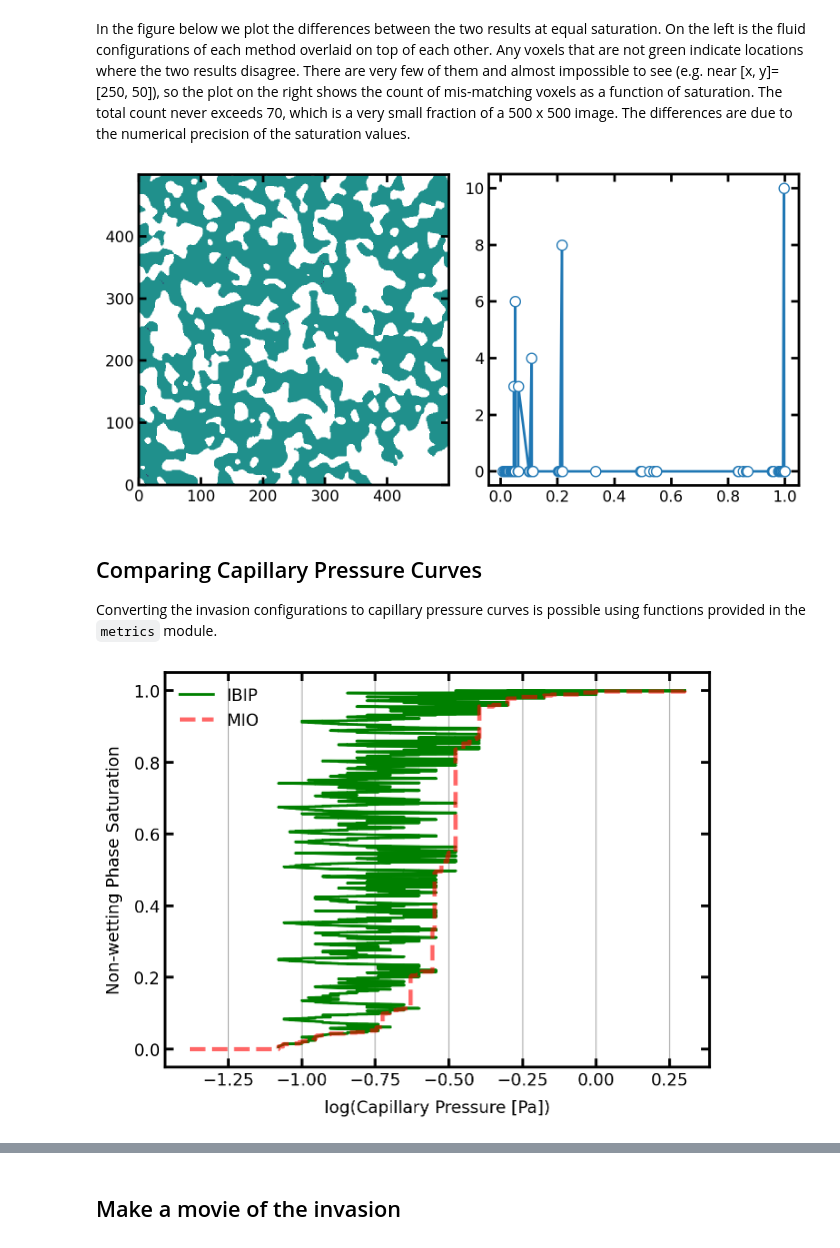
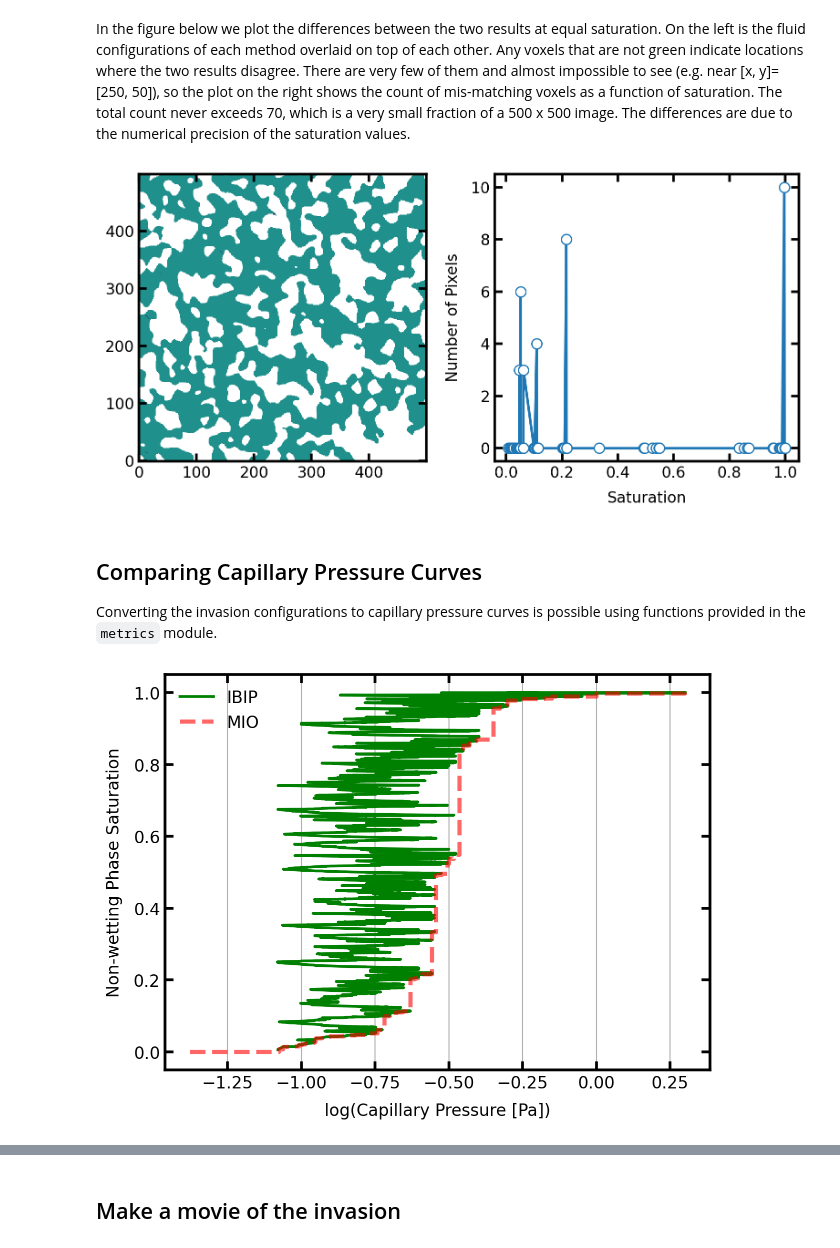
Before and after one commit to habi/porespy, a Jupyter notebook: examples/simulations/tutorials/using_ibip.ipynb, the cells around one changed output, grey strips where cells are left out. Drawn from its saved outputs; the diff is of its cells as text; code cells hidden in the pictures.

```diff
--- a/examples/simulations/tutorials/using_ibip.ipynb
+++ b/examples/simulations/tutorials/using_ibip.ipynb
@@ -28,4 +27,5 @@ dt = edt(im)
 # %% [markdown]
 ## Apply IBIP to image
 # %%
-ibip = ps.simulations.ibip(im=im, inlets=bd, maxiter=15000)
+ibip = ps.simulations.qbip(im=im, inlets=bd, maxiter=25000, return_sizes=True)
+inv_satn = ps.filters.seq_to_satn(seq=ibip.im_seq)
@@ -47,13 +37,17 @@ inv_satn_trapping = ps.filters.seq_to_satn(seq=inv_seq_trapping)
 Compute the MIO result, convert to sequation and saturation using the functions in ``porespy.tools``, and also find trapped regions.
 # %%
 pc = ps.filters.capillary_transform(im=im)
+outlets = ps.generators.faces(shape=im.shape, outlet=0)
 sizes = np.unique(pc[pc != 0])
-mio = ps.simulations.drainage(im=im, pc=pc, inlets=bd, bins=sizes, return_sizes=True)
+mio = ps.simulations.drainage(
+    im=im,
+    inlets=bd,
+    bins=sizes,
+    return_sizes=True,
+)
 mio_seq = ps.filters.satn_to_seq(mio.im_satn)
 mio_seq[im*(mio_seq == 0)] = -1  # Adjust to set uninvaded to -1
 mio_satn = ps.filters.seq_to_satn(mio_seq)
-mio_seq_trapping = ps.filters.find_trapped_regions(seq=mio_seq, bins=None,
-                                                   return_mask=False)
 # %% [markdown]
 Comparing the invasion configurations between the MIO and IBIP algorithms below suggests that the methods produce similar results when trapping is turned off.  In fact, it can be shown that the MIO result is a subset of the IBIP result.
 # %% [markdown]
@@ -89,9 +83,11 @@ In the figure below we plot the differences between the two results at equal sat
 # %%
 fig, ax = plt.subplots(1, 2, figsize=[8, 4])
 ax[0].imshow(diff/im, origin='lower', vmin=-1, vmax=1)
-ax[1].plot(satns, err, 'o-');
+ax[1].plot(satns, err, 'o-')
+ax[1].set_xlabel('Saturation')
+ax[1].set_ylabel('Number of Pixels');
 # %% [output]
-[figure, old version]
+[figure, new version]
 # %% [markdown]
 ## Comparing Capillary Pressure Curves
 
@@ -115,11 +108,11 @@ pc_curve_mio = ps.metrics.pc_curve(
 # %%
 fig, ax = plt.subplots()
 ax.plot(np.log10(pc_curve_ibip.pc), pc_curve_ibip.snwp, 'g-', linewidth=2, label='IBIP')
-ax.step(np.array(np.log10(mio.pc)), mio.snwp, 'r--', where='post', markersize=20, linewidth=3, alpha=0.6, label='MIO')
+ax.step(np.array(np.log10(pc_curve_mio.pc)), pc_curve_mio.snwp, 'r--', where='post', markersize=20, linewidth=3, alpha=0.6, label='MIO')
 plt.xlabel('log(Capillary Pressure [Pa])')
 plt.ylabel('Non-wetting Phase Saturation')
 plt.legend()
 ax.xaxis.grid(True, which='both')
 # %% [output]
-[figure, old version]
+[figure, new version]
 # %% [markdown]
```
Also changed, not shown: parts of 11 cells of this notebook, 1 other file.
